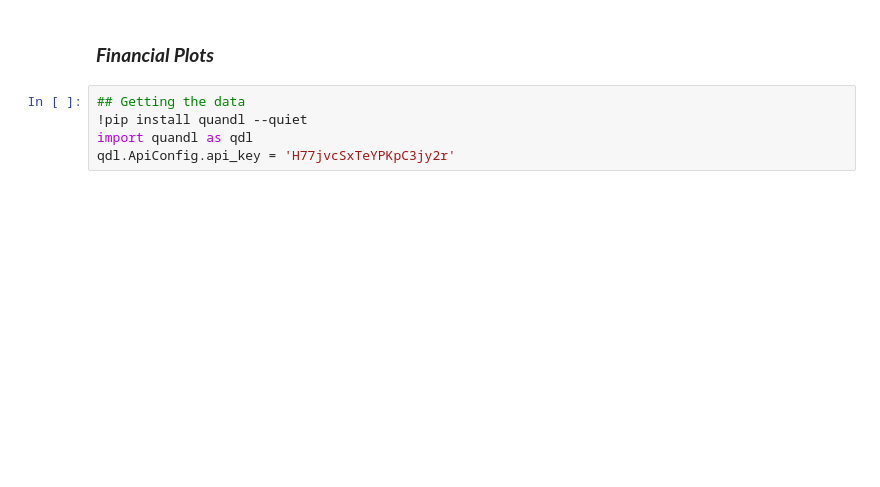
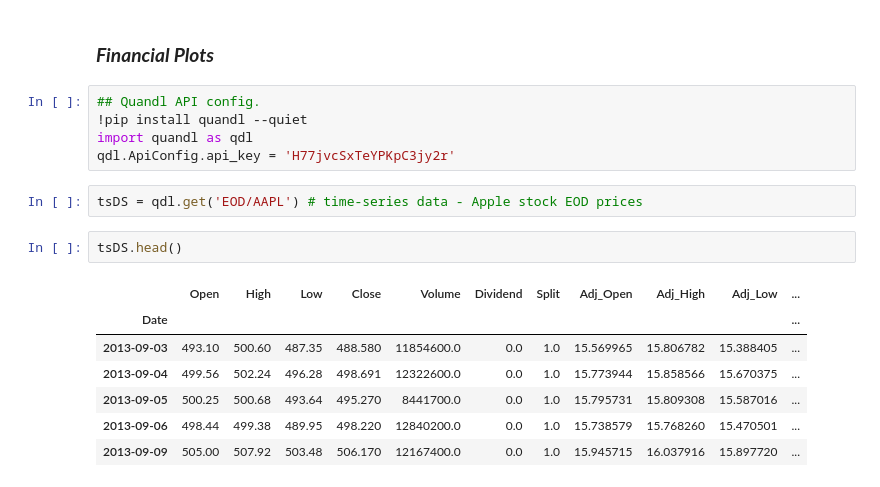
Before and after one commit to m-dabo/PfF, a Jupyter notebook: PfF - YH.ipynb, the cells around one changed output. Saved outputs shown, nothing was run; the diff lists cells and outputs as text; blank space fills up the shorter version.

```diff
--- a/PfF - YH.ipynb
+++ b/PfF - YH.ipynb
@@ -300,7 +300,19 @@ plyo.iplot(df[['d', 'e']].iplot(asFigure = True,
 # %% [markdown]
 ### ***Financial Plots***
 # %%
-## Getting the data
+## Quandl API config.
 !pip install quandl --quiet
 import quandl as qdl
 qdl.ApiConfig.api_key = 'H77jvcSxTeYPKpC3jy2r'
+# %%
+tsDS = qdl.get('EOD/AAPL') # time-series data - Apple stock EOD prices
+# %%
+tsDS.head()
+# %% [output]
+|  | Open | High | Low | Close | Volume | Dividend | Split | Adj_Open | Adj_High | Adj_Low | ... |
+| Date |  |  |  |  |  |  |  |  |  |  | ... |
+| 2013-09-03 | 493.10 | 500.60 | 487.35 | 488.580 | 11854600.0 | 0.0 | 1.0 | 15.569965 | 15.806782 | 15.388405 | ... |
+| 2013-09-04 | 499.56 | 502.24 | 496.28 | 498.691 | 12322600.0 | 0.0 | 1.0 | 15.773944 | 15.858566 | 15.670375 | ... |
+| 2013-09-05 | 500.25 | 500.68 | 493.64 | 495.270 | 8441700.0 | 0.0 | 1.0 | 15.795731 | 15.809308 | 15.587016 | ... |
+| 2013-09-06 | 498.44 | 499.38 | 489.95 | 498.220 | 12840200.0 | 0.0 | 1.0 | 15.738579 | 15.768260 | 15.470501 | ... |
+| 2013-09-09 | 505.00 | 507.92 | 503.48 | 506.170 | 12167400.0 | 0.0 | 1.0 | 15.945715 | 16.037916 | 15.897720 | ... |
```
Also changed, not shown: parts of 23 cells of this notebook.
